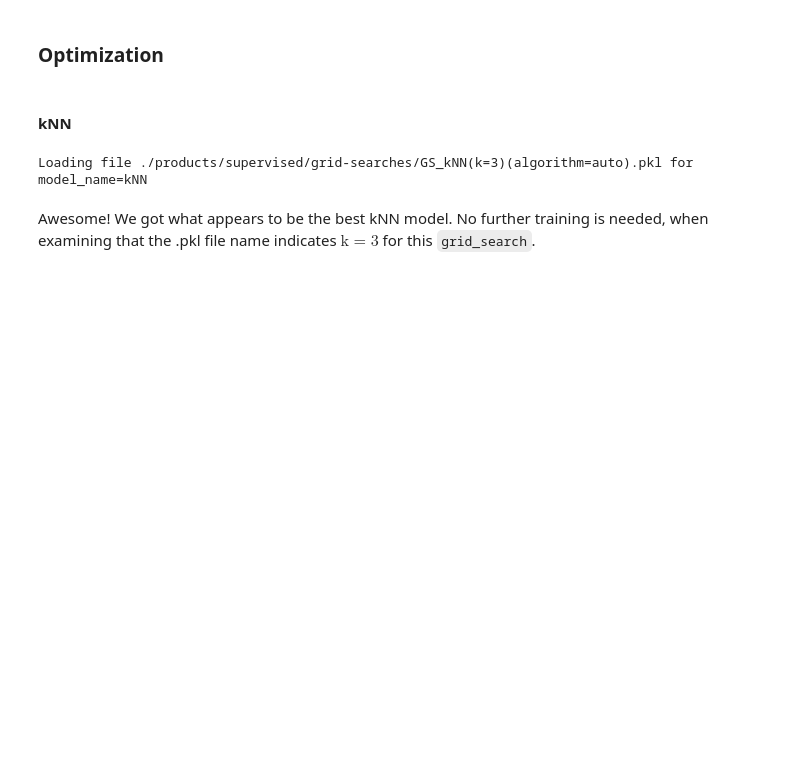
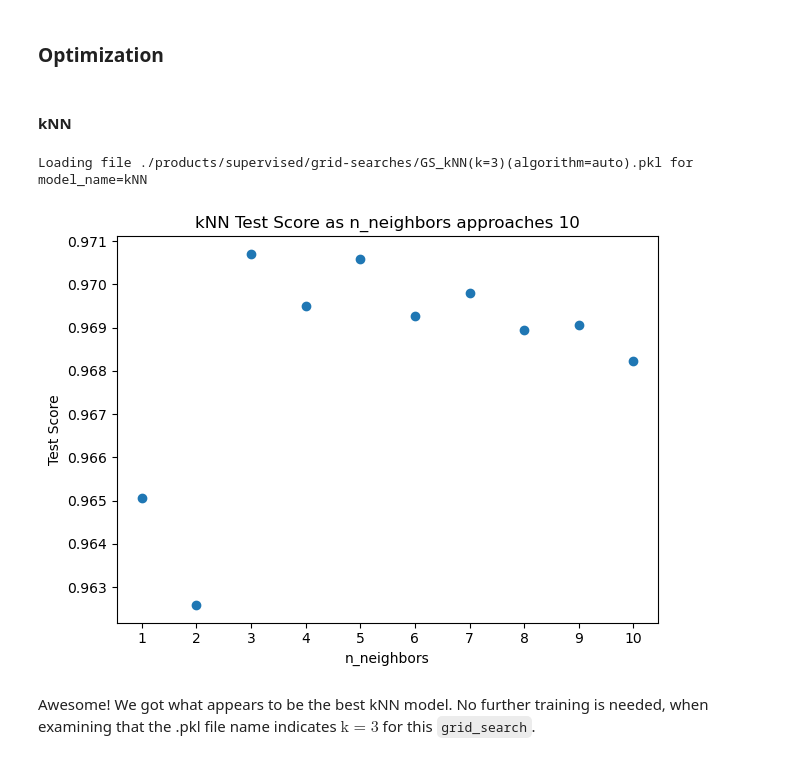
Before and after one commit to eli-johnson-04/sdss-performance-comparison, a Jupyter notebook: script.ipynb, the cells around one changed output. Saved outputs shown, nothing was run; the diff lists cells and outputs as text; code cells hidden in the pictures; blank space fills up the shorter version.

```diff
--- a/script.ipynb
+++ b/script.ipynb
@@ -140,8 +140,8 @@ CLASS = 'class'
 N_JOBS = -1
 
 # Lists containing the names of the models in use.
-SUPERVISED_MODELS = ['kNN', 'DT', 'SVM-C', 'RF-C', 'AdaBoost', 'NN']
-UNSUPERVISED_MODELS = ['k-means', 'GMM', 'DBSCAN']
+SUPERVISED_MODELS = ['kNN', 'DT', 'SVM-C', 'RF-C', 'AdaBoost']
+UNSUPERVISED_MODELS = ['k-means', 'GMM', 'DBSCAN', 'NN']
 
 CV = 5
 SCALER = StandardScaler()
@@ -295,9 +295,9 @@ def get_model_and_model_str(gs, model_name=None):
             model = gs.best_estimator_[1]
             b_sz = gs.best_params_['NN__batch_size']
             epochs = gs.best_params_['NN__epochs']
-            a_fn = gs.best_params_['NN__model__activation_function']
-            l_rt = gs.best_params_['NN__model__learning_rate']
-            opt = gs.best_params_['NN__model__optimizer']
+            a_fn = gs.best_params_['NN__activation_function']
+            l_rt = gs.best_params_['NN__learning_rate']
+            opt = gs.best_params_['NN__optimizer']
             feature_str = f'(batch_size={b_sz})(epochs={epochs})(activation_function={a_fn})(learning_rate={l_rt})(optimizer={opt})'
         case _:
             raise ValueError('The \'model_name\' parameter cannot be unspecified. Please set \'model_name\' equal to one of the models listed in `SUPERVISED_MODELS` or `UNSUPERVISED_MODELS` at the top of this document.')
@@ -693,9 +682,10 @@ This training run was performed on HiperGator, and the resulting `grid_search` o
 # %%
 # DOWNLOADED FROM HIPERGATOR
 hg_gs_knn, hg_knn_ftr_str = load_grid_search(model_name='kNN', return_feature_str=True)
-#plot_test_score_vs_k_knn(hg_gs_knn)
+plot_test_score_vs_k_knn(hg_gs_knn, save=False)
 # %% [output]
 Loading file ./products/supervised/grid-searches/GS_kNN(k=3)(algorithm=auto).pkl for model_name=kNN
+[figure, added]
 # %% [markdown]
 Awesome! We got what appears to be the best kNN model. No further training is needed, when examining that the .pkl file name indicates $\text{k}=3$ for this `grid_search`.
 # %%
```
Also changed, not shown: parts of 9 cells of this notebook.
